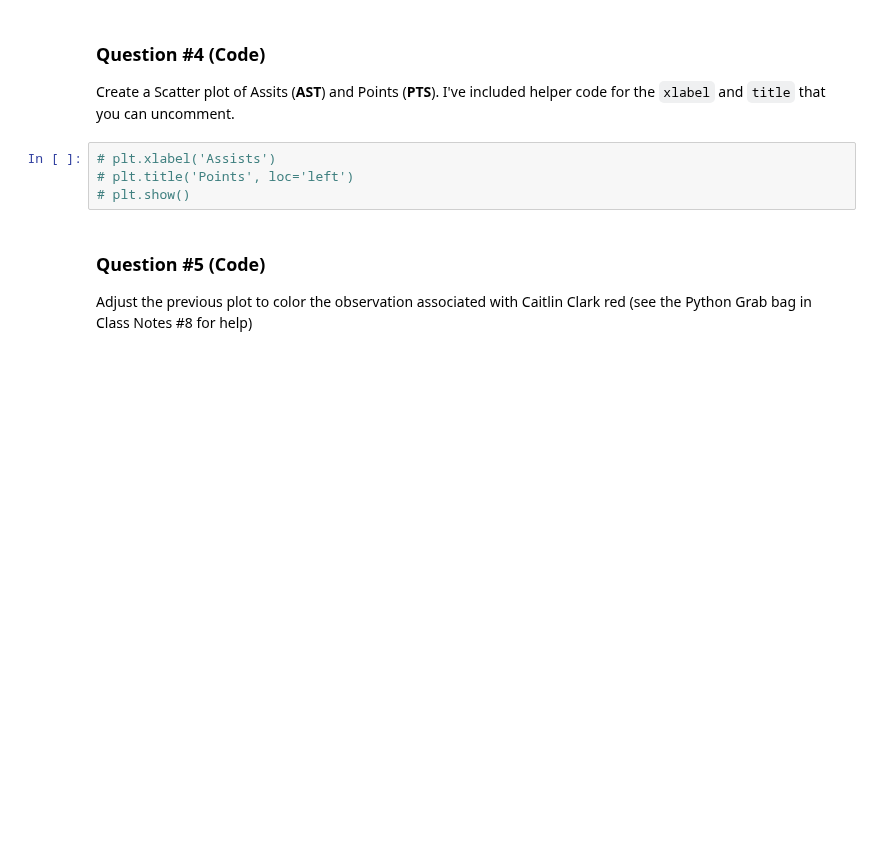
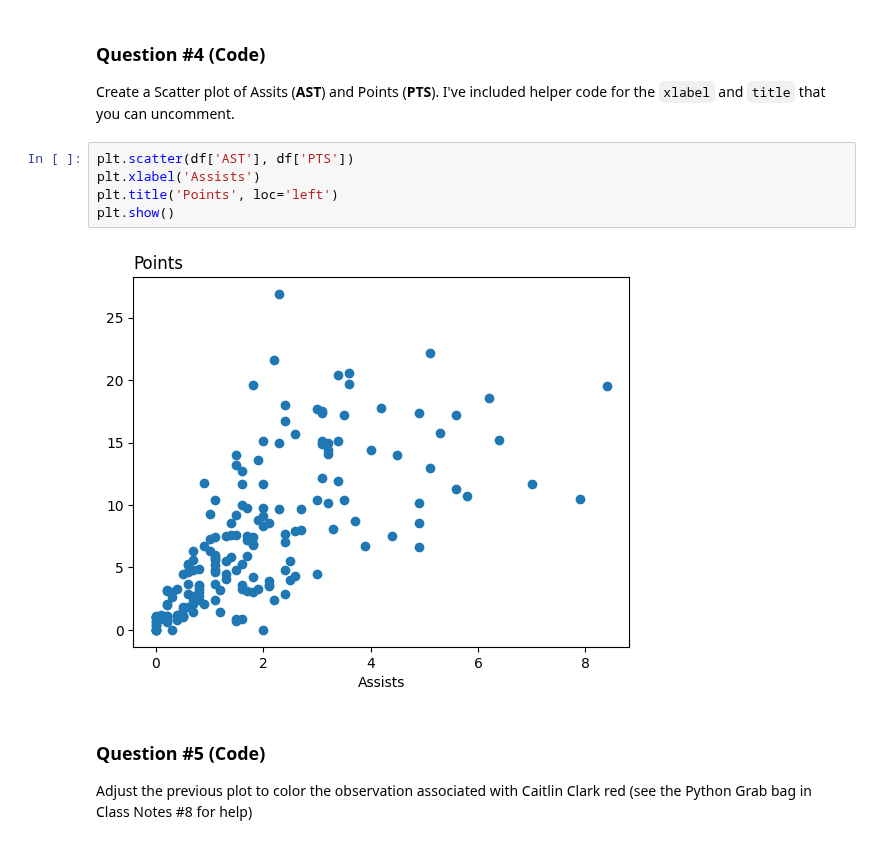
Before and after one commit to pharringtonp19/business-analytics, a Jupyter notebook: homeworks/HW2_solutions.ipynb, the cells around one changed output. Drawn from its saved outputs; the diff is of its cells as text; blank space fills up the shorter version.

```diff
--- a/homeworks/HW2_solutions.ipynb
+++ b/homeworks/HW2_solutions.ipynb
@@ -71,9 +75,12 @@ Create a new data set that contains only observations in rows from 20-50 inclusi
 
 Create a Scatter plot of Assits (**AST**) and Points (**PTS**). I've included helper code for the `xlabel` and `title` that you can uncomment.
 # %%
-# plt.xlabel('Assists')
-# plt.title('Points', loc='left')
-# plt.show()
+plt.scatter(df['AST'], df['PTS'])
+plt.xlabel('Assists')
+plt.title('Points', loc='left')
+plt.show()
+# %% [output]
+[figure, added]
 # %% [markdown]
 ### Question #5 (**Code**)
 
```
Also changed, not shown: parts of 6 cells of this notebook.
